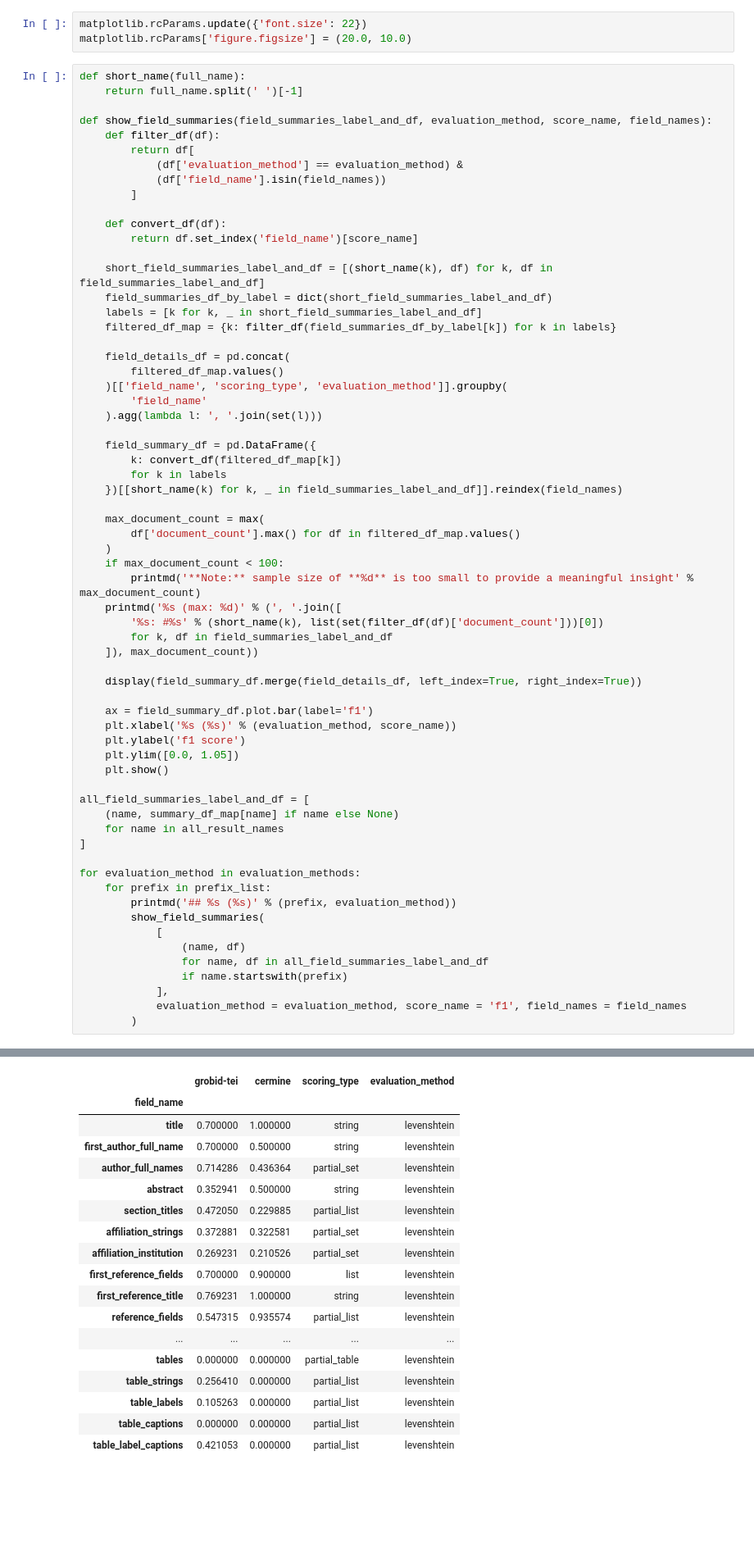
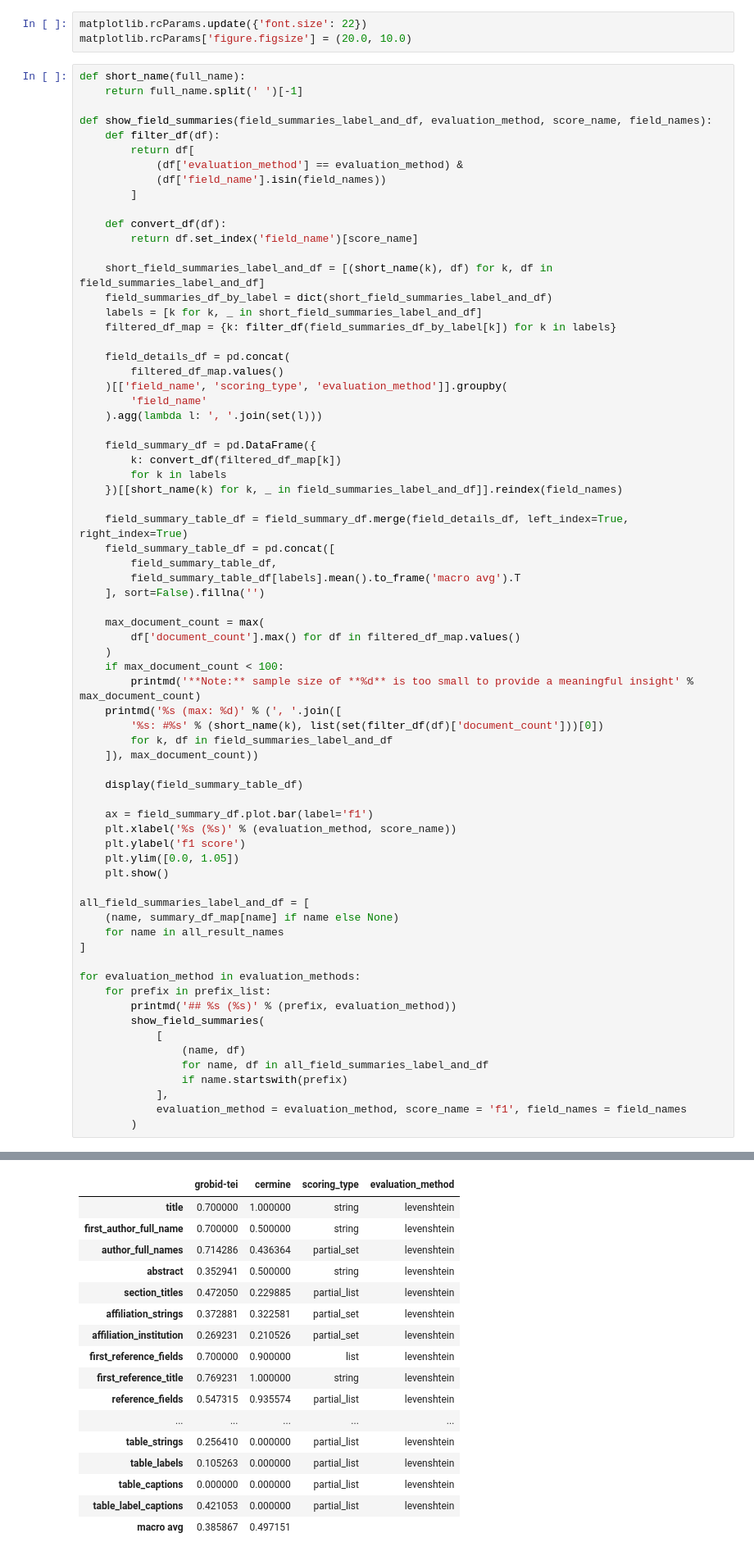
Before and after one commit to elifesciences/sciencebeam-judge, a Jupyter notebook: notebooks/conversion-results-summary.ipynb, the cells around one changed output, grey strips where cells are left out. Shown at 82% size. Saved outputs shown, nothing was run; the diff lists cells and outputs as text; blank space fills up the shorter version.

Commit message:
added macro avg

```diff
--- a/notebooks/conversion-results-summary.ipynb
+++ b/notebooks/conversion-results-summary.ipynb
@@ -162,6 +162,12 @@ def show_field_summaries(field_summaries_label_and_df, evaluation_method, score_
         for k in labels
     })[[short_name(k) for k, _ in field_summaries_label_and_df]].reindex(field_names)
 
+    field_summary_table_df = field_summary_df.merge(field_details_df, left_index=True, right_index=True)
+    field_summary_table_df = pd.concat([
+        field_summary_table_df,
+        field_summary_table_df[labels].mean().to_frame('macro avg').T
+    ], sort=False).fillna('')
+
     max_document_count = max(
         df['document_count'].max() for df in filtered_df_map.values()
     )
@@ -172,36 +178,35 @@ def show_field_summaries(field_summaries_label_and_df, evaluation_method, score_
         for k, df in field_summaries_label_and_df
     ]), max_document_count))
 
-    display(field_summary_df.merge(field_details_df, left_index=True, right_index=True))
+    display(field_summary_table_df)
 
     ax = field_summary_df.plot.bar(label='f1')
     plt.xlabel('%s (%s)' % (evaluation_method, score_name))
     plt.ylabel('f1 score')
     plt.ylim([0.0, 1.05])
     plt.show()
 
 all_field_summaries_label_and_df = [
     (name, summary_df_map[name] if name else None)
     for name in all_result_names
 ]
 
 for evaluation_method in evaluation_methods:
     for prefix in prefix_list:
         printmd('## %s (%s)' % (prefix, evaluation_method))
         show_field_summaries(
             [
                 (name, df)
                 for name, df in all_field_summaries_label_and_df
                 if name.startswith(prefix)
             ],
             evaluation_method = evaluation_method, score_name = 'f1', field_names = field_names
         )
 # %% [output]
 ## pmc-sample-1943-cc-by-subset (levenshtein)
 **Note:** sample size of **10** is too small to provide a meaningful insight
 grobid-tei: #10, cermine: #10 (max: 10)
 |  | grobid-tei | cermine | scoring_type | evaluation_method |
-| field_name |  |  |  |  |
 | title | 0.700000 | 1.000000 | string | levenshtein |
 | first_author_full_name | 0.700000 | 0.500000 | string | levenshtein |
 | author_full_names | 0.714286 | 0.436364 | partial_set | levenshtein |
@@ -213,11 +218,11 @@ grobid-tei: #10, cermine: #10 (max: 10)
 | first_reference_title | 0.769231 | 1.000000 | string | levenshtein |
 | reference_fields | 0.547315 | 0.935574 | partial_list | levenshtein |
 | ... | ... | ... | ... | ... |
-| tables | 0.000000 | 0.000000 | partial_table | levenshtein |
 | table_strings | 0.256410 | 0.000000 | partial_list | levenshtein |
 | table_labels | 0.105263 | 0.000000 | partial_list | levenshtein |
 | table_captions | 0.000000 | 0.000000 | partial_list | levenshtein |
 | table_label_captions | 0.421053 | 0.000000 | partial_list | levenshtein |
+| macro avg | 0.385867 | 0.497151 |  |  |
 [figure]
 ## pmc-sample-1943-cc-by-subset (exact)
 **Note:** sample size of **10** is too small to provide a meaningful insight
```
Also changed, not shown: parts of 1 cell of this notebook.
